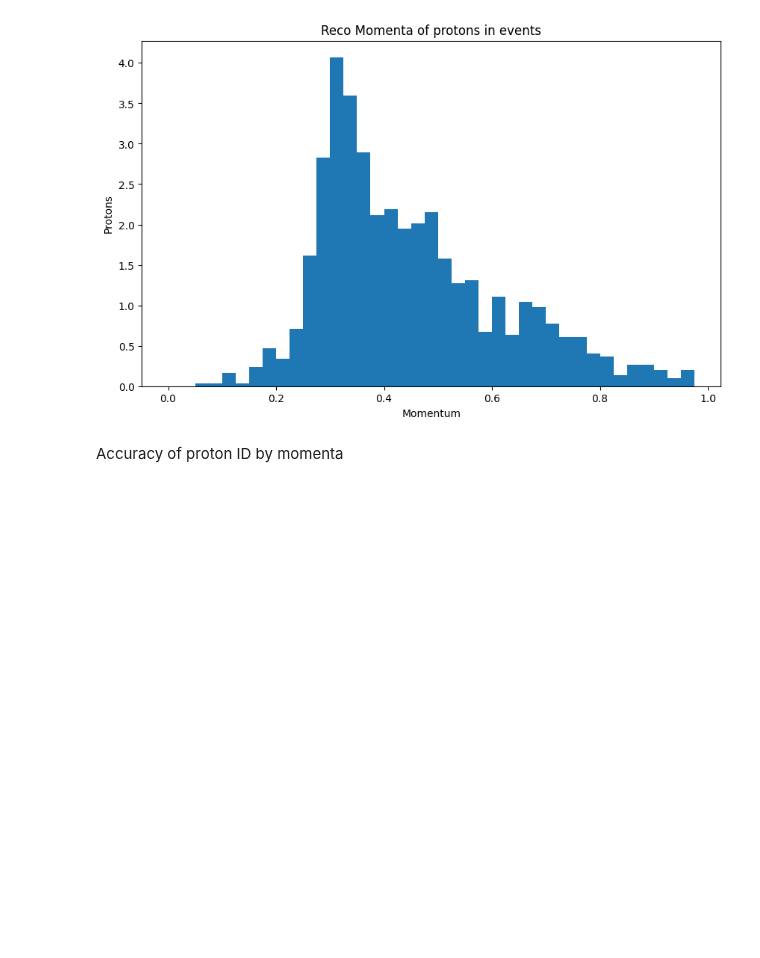
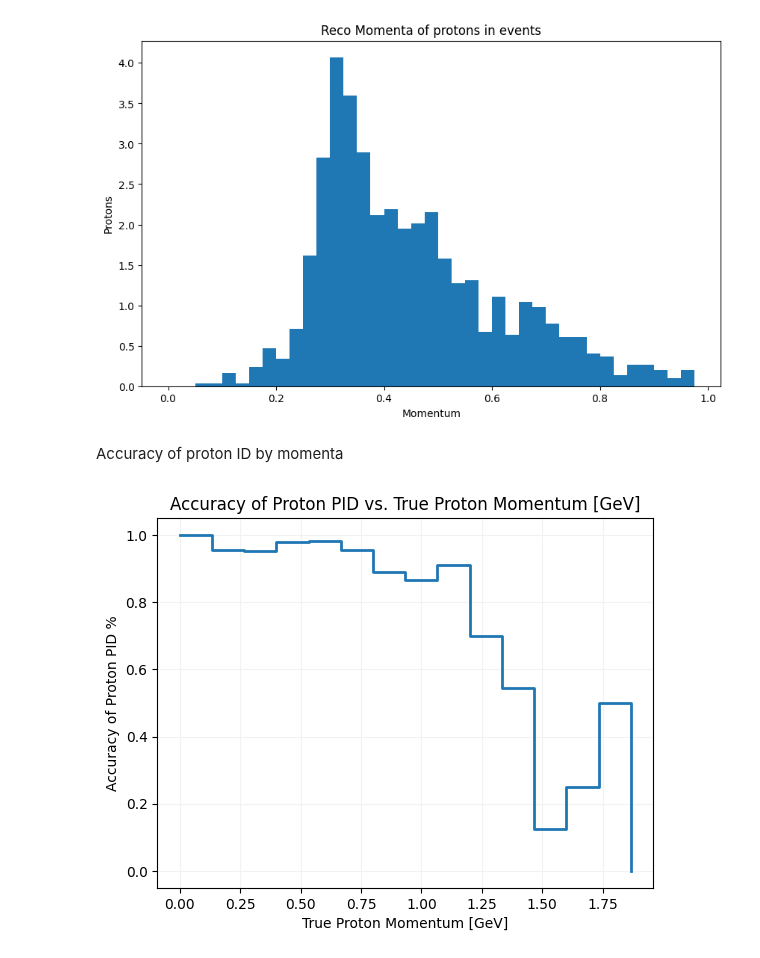
Before and after one commit to ZaeMoore/2x2_CAF, a Jupyter notebook: purity_efficiency/purity_efficiency.ipynb, the cells around one changed output. Drawn from its saved outputs; the diff is of its cells as text; code cells hidden in the pictures; blank space fills up the shorter version.

```diff
--- a/purity_efficiency/purity_efficiency.ipynb
+++ b/purity_efficiency/purity_efficiency.ipynb
@@ -38,7 +38,7 @@ def truth_cuts(pdg, p, mode):
     #    if pdg[part] == 111 or pdg[part] == 211 or pdg[part] == -211:
     #        npions += 1
 
-    if nprotons == 2 and nmuons == 1 and npions == 0 and mode == 10: #2p2h
+    if nprotons == 2 and nmuons == 1 and npions == 0: #and mode == 10: #2p2h
         return 1
     else:
         return 0
@@ -70,7 +70,7 @@ def mag(x):
 # %% [markdown]
 Purity file
 # %%
-tracks = uproot.open("/nashome/z/zaemoore/2x2_CAF/purity_efficiency/2p2h_purity_eff_output_1.4.root")
+tracks = uproot.open("/nashome/z/zaemoore/2x2_CAF/purity_efficiency/2p2h_purity_eff_output_1.5.root")
 tracks["CafTree"].show()
 tracks["CafTree"].keys()
 
@@ -456,0 +437,43 @@ data_p = {}
+# %%
+#true_proton_id and reco_proton_id True or False
+
+data_p = {'true_proton_id': true_proton_id, 'reco_proton_id': reco_proton_id, 'acc_proton_p': acc_proton_p}
+dfp = pd.DataFrame(data = data_p)
+
+accuracy = []
+
+#Bin by true proton momentum
+nbins_acc = 15
+hist_acc, bin_edges_acc = np.histogram(acc_proton_p, bins=nbins_acc, range=(0, 2.0)) #Create bins based on true proton momentum
+labels_acc = np.arange(0, nbins_acc) #Label each bin numerically for true proton momentum
+
+dfp['bin acc'] = pd.cut(dfp['acc_proton_p'], bins=bin_edges_acc, labels=labels_acc) #Create a column in dfp defining the number bin each event is in based on true proton momentum
+
+#Loop through each true proton momentum bin and calculate accuracy of pid
+for i in labels_acc:
+    df_bin = dfp[(dfp['bin acc'] == i)]
+
+    acc_bin = []
+
+    true_pid_bin = np.array(df_bin['true_proton_id'])
+    reco_pid_bin = np.array(df_bin['reco_proton_id'])
+
+    for j in range(len(true_pid_bin)):
+        if true_pid_bin[j] == True and reco_pid_bin[j] == True:
+            acc_bin.append(1)
+        if true_pid_bin[j] == True and reco_pid_bin[j] == False:
+            acc_bin.append(0)
+
+    if len(acc_bin) != 0:
+        accuracy.append(sum(acc_bin)/len(acc_bin))
+
+#Plot accuracy of proton pid vs. true proton momentum
+plt.step(np.delete(bin_edges_acc, nbins_acc), accuracy, where='post', label='Accuracy', linewidth='2')
+plt.xlabel('True Proton Momentum [GeV]')
+plt.ylabel('Accuracy of Proton PID %')
+plt.title('Accuracy of Proton PID vs. True Proton Momentum [GeV]')
+plt.grid(color='0.95')
+#plt.legend(loc='upper right')
+plt.show()
+# %% [output]
+[figure, added]
```
Also changed, not shown: parts of 4 cells of this notebook, 3 other files.
